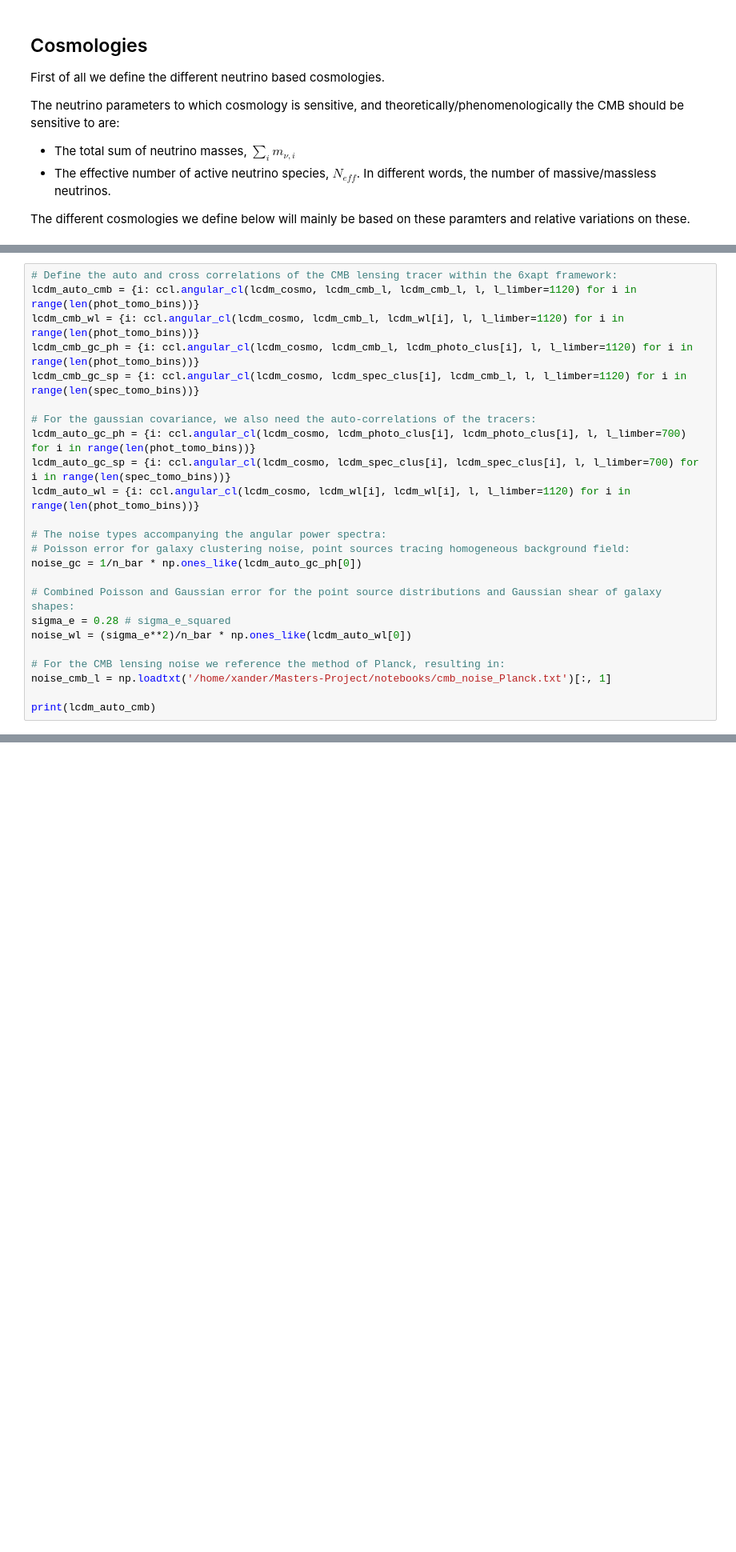
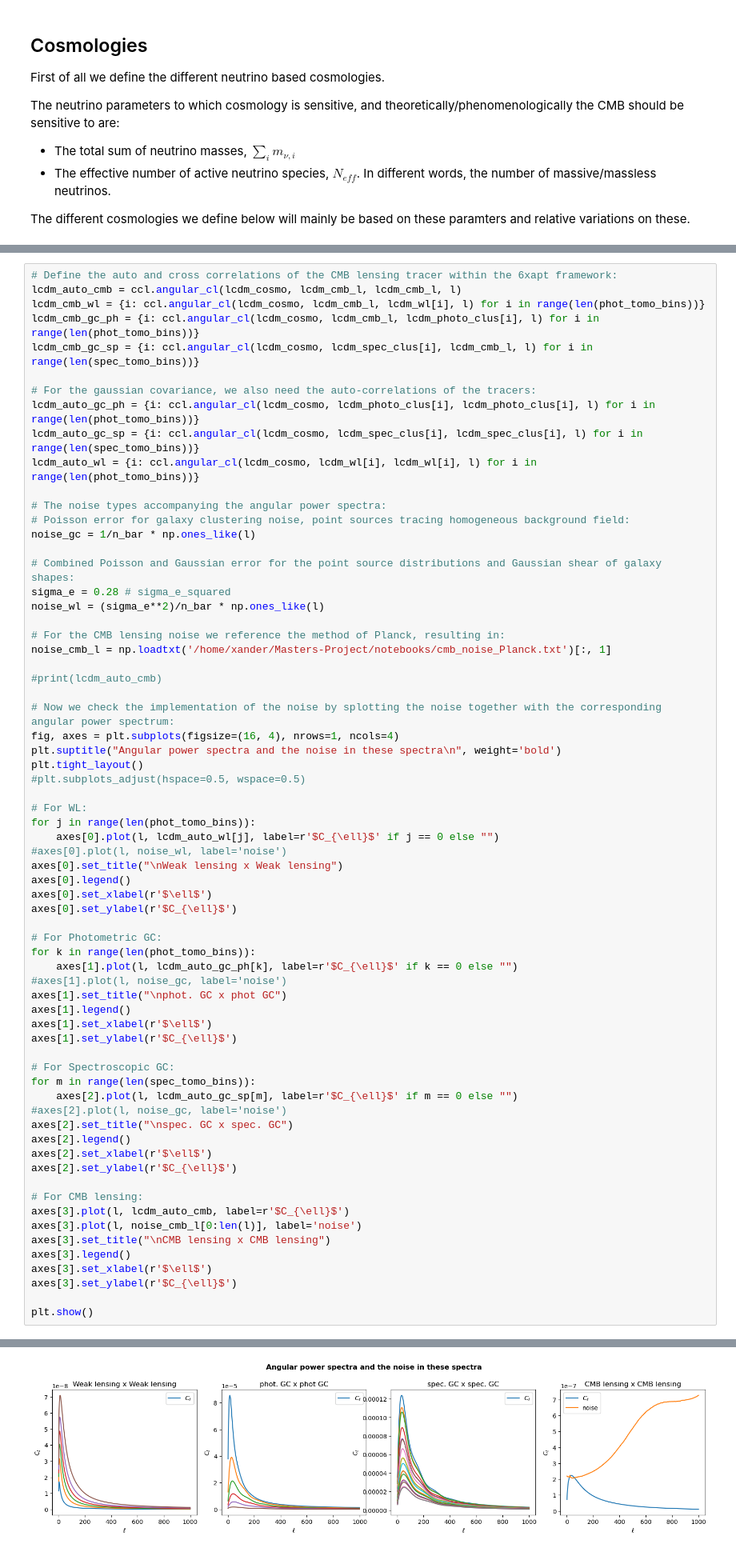
Before and after one commit to XanderHenrik/Masters-Project, a Jupyter notebook: notebooks/identifiability_test.ipynb, the cells around one changed output, grey strips where cells are left out. Shown at 80% size. Drawn from its saved outputs; the diff is of its cells as text; blank space fills up the shorter version.

```diff
--- a/notebooks/identifiability_test.ipynb
+++ b/notebooks/identifiability_test.ipynb
@@ -201,26 +202,69 @@ Note: we evaluate all the angular power spectra in each of the tomorgaphic bins
     This is essential because we want to evaluate the angular power spectra on all scales in each of the specific bins that govern our redshift slices.
 # %%
 # Define the auto and cross correlations of the CMB lensing tracer within the 6xapt framework:
-lcdm_auto_cmb = {i: ccl.angular_cl(lcdm_cosmo, lcdm_cmb_l, lcdm_cmb_l, l, l_limber=1120) for i in range(len(phot_tomo_bins))}
-lcdm_cmb_wl = {i: ccl.angular_cl(lcdm_cosmo, lcdm_cmb_l, lcdm_wl[i], l, l_limber=1120) for i in range(len(phot_tomo_bins))}
-lcdm_cmb_gc_ph = {i: ccl.angular_cl(lcdm_cosmo, lcdm_cmb_l, lcdm_photo_clus[i], l, l_limber=1120) for i in range(len(phot_tomo_bins))}
-lcdm_cmb_gc_sp = {i: ccl.angular_cl(lcdm_cosmo, lcdm_spec_clus[i], lcdm_cmb_l, l, l_limber=1120) for i in range(len(spec_tomo_bins))}
+lcdm_auto_cmb = ccl.angular_cl(lcdm_cosmo, lcdm_cmb_l, lcdm_cmb_l, l)
+lcdm_cmb_wl = {i: ccl.angular_cl(lcdm_cosmo, lcdm_cmb_l, lcdm_wl[i], l) for i in range(len(phot_tomo_bins))}
+lcdm_cmb_gc_ph = {i: ccl.angular_cl(lcdm_cosmo, lcdm_cmb_l, lcdm_photo_clus[i], l) for i in range(len(phot_tomo_bins))}
+lcdm_cmb_gc_sp = {i: ccl.angular_cl(lcdm_cosmo, lcdm_spec_clus[i], lcdm_cmb_l, l) for i in range(len(spec_tomo_bins))}
 
 # For the gaussian covariance, we also need the auto-correlations of the tracers:
-lcdm_auto_gc_ph = {i: ccl.angular_cl(lcdm_cosmo, lcdm_photo_clus[i], lcdm_photo_clus[i], l, l_limber=700) for i in range(len(phot_tomo_bins))}
-lcdm_auto_gc_sp = {i: ccl.angular_cl(lcdm_cosmo, lcdm_spec_clus[i], lcdm_spec_clus[i], l, l_limber=700) for i in range(len(spec_tomo_bins))}
-lcdm_auto_wl = {i: ccl.angular_cl(lcdm_cosmo, lcdm_wl[i], lcdm_wl[i], l, l_limber=1120) for i in range(len(phot_tomo_bins))}
+lcdm_auto_gc_ph = {i: ccl.angular_cl(lcdm_cosmo, lcdm_photo_clus[i], lcdm_photo_clus[i], l) for i in range(len(phot_tomo_bins))}
+lcdm_auto_gc_sp = {i: ccl.angular_cl(lcdm_cosmo, lcdm_spec_clus[i], lcdm_spec_clus[i], l) for i in range(len(spec_tomo_bins))}
+lcdm_auto_wl = {i: ccl.angular_cl(lcdm_cosmo, lcdm_wl[i], lcdm_wl[i], l) for i in range(len(phot_tomo_bins))}
 
 # The noise types accompanying the angular power spectra:
 # Poisson error for galaxy clustering noise, point sources tracing homogeneous background field:
-noise_gc = 1/n_bar * np.ones_like(lcdm_auto_gc_ph[0])
+noise_gc = 1/n_bar * np.ones_like(l)
 
 # Combined Poisson and Gaussian error for the point source distributions and Gaussian shear of galaxy shapes:
 sigma_e = 0.28 # sigma_e_squared
-noise_wl = (sigma_e**2)/n_bar * np.ones_like(lcdm_auto_wl[0])
+noise_wl = (sigma_e**2)/n_bar * np.ones_like(l)
 
 # For the CMB lensing noise we reference the method of Planck, resulting in:
 noise_cmb_l = np.loadtxt('/home/xander/Masters-Project/notebooks/cmb_noise_Planck.txt')[:, 1]
 
-print(lcdm_auto_cmb)
+#print(lcdm_auto_cmb)
+
+# Now we check the implementation of the noise by splotting the noise together with the corresponding angular power spectrum:
+fig, axes = plt.subplots(figsize=(16, 4), nrows=1, ncols=4)
+plt.suptitle("Angular power spectra and the noise in these spectra\n", weight='bold')
+plt.tight_layout()
+#plt.subplots_adjust(hspace=0.5, wspace=0.5)
+
+# For WL:
+for j in range(len(phot_tomo_bins)):
+    axes[0].plot(l, lcdm_auto_wl[j], label=r'$C_{\ell}$' if j == 0 else "")
+#axes[0].plot(l, noise_wl, label='noise')
+axes[0].set_title("\nWeak lensing x Weak lensing")
+axes[0].legend()
+axes[0].set_xlabel(r'$\ell$')
+axes[0].set_ylabel(r'$C_{\ell}$')
+
+# For Photometric GC:
+for k in range(len(phot_tomo_bins)):
+    axes[1].plot(l, lcdm_auto_gc_ph[k], label=r'$C_{\ell}$' if k == 0 else "")
+#axes[1].plot(l, noise_gc, label='noise')
+axes[1].set_title("\nphot. GC x phot GC")
+axes[1].legend()
+axes[1].set_xlabel(r'$\ell$')
+axes[1].set_ylabel(r'$C_{\ell}$')
+
+# For Spectroscopic GC:
+for m in range(len(spec_tomo_bins)):
+    axes[2].plot(l, lcdm_auto_gc_sp[m], label=r'$C_{\ell}$' if m == 0 else "")
+#axes[2].plot(l, noise_gc, label='noise')
+axes[2].set_title("\nspec. GC x spec. GC")
+axes[2].legend()
+axes[2].set_xlabel(r'$\ell$')
+axes[2].set_ylabel(r'$C_{\ell}$')
+
+# For CMB lensing:
+axes[3].plot(l, lcdm_auto_cmb, label=r'$C_{\ell}$')
+axes[3].plot(l, noise_cmb_l[0:len(l)], label='noise')
+axes[3].set_title("\nCMB lensing x CMB lensing")
+axes[3].legend()
+axes[3].set_xlabel(r'$\ell$')
+axes[3].set_ylabel(r'$C_{\ell}$')
+
+plt.show()
 # %% [output]
@@ -244,3 +271,4 @@ print(lcdm_auto_cmb)
+[figure, added]
 # %% [markdown]
 #### 3 massive neutrinos according to the NH:
 Now we define the similar angular power spectra as we did above but for the 3 different neutrino cosmologies we defined earlier. Note that all neutrino cosmologies have the same total sum of neutrino masses: $\sum_{i} m_{\nu, i} = 0.12 eV$
```
Also changed, not shown: parts of 15 cells of this notebook, 1 other file.
